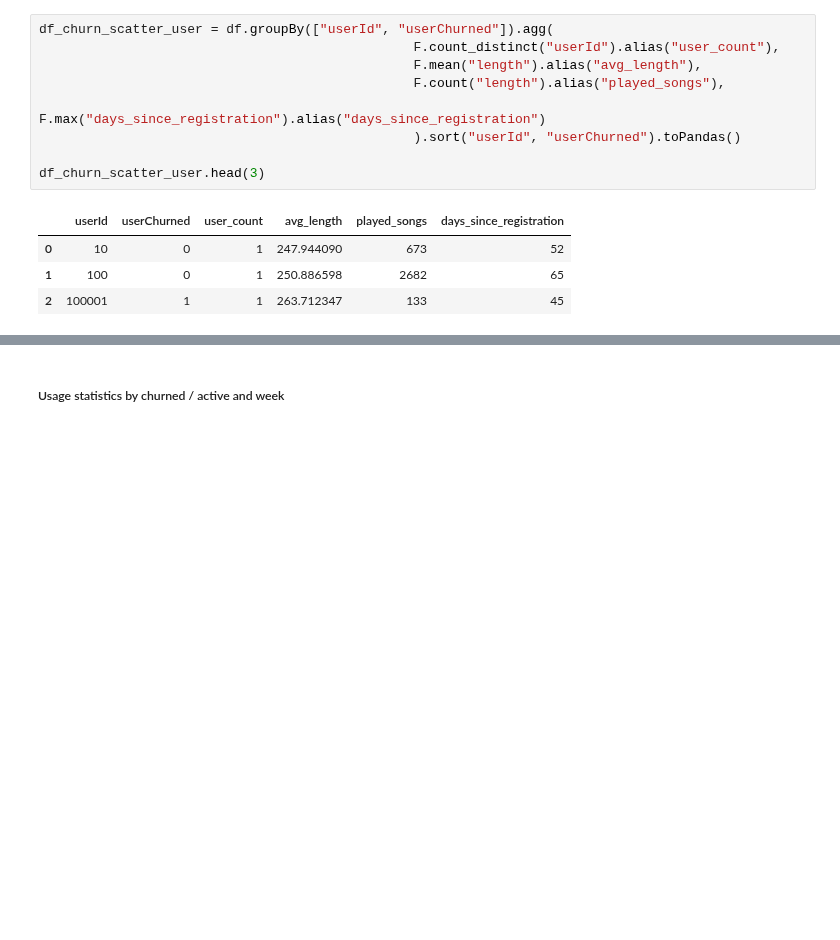
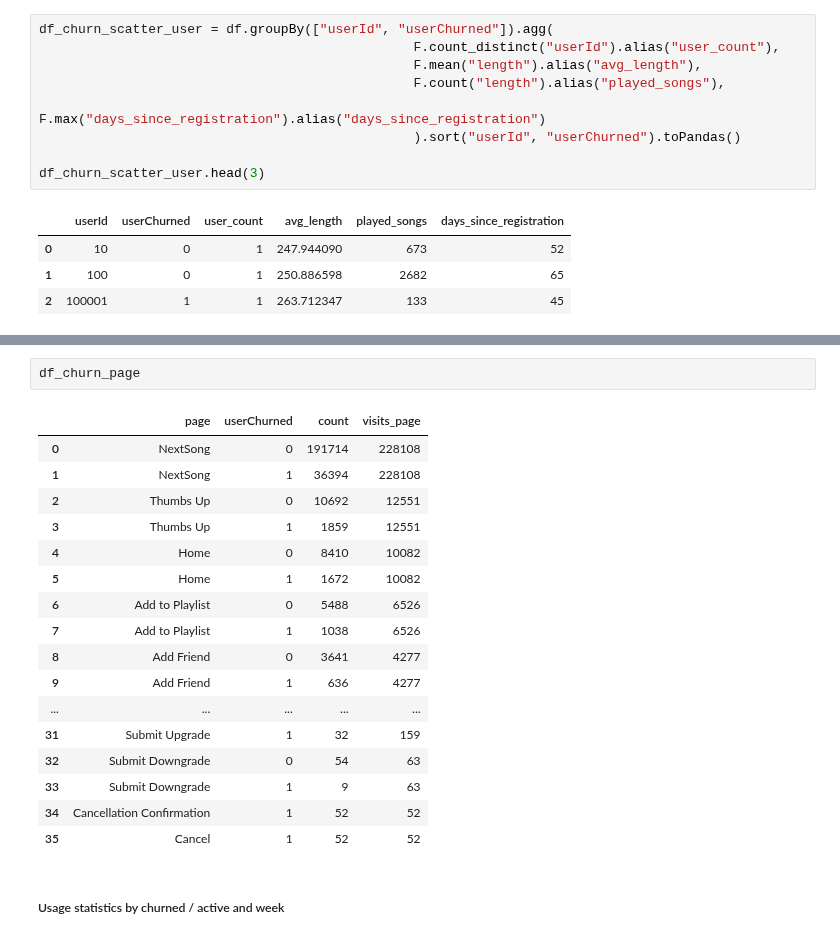
Before and after one commit to ben-sas/sparkify, a Jupyter notebook: Sparkify.ipynb, the cells around one changed output, grey strips where cells are left out. Cells and saved outputs as stored; diff of their text form; blank space fills up the shorter version.

```diff
--- a/Sparkify.ipynb
+++ b/Sparkify.ipynb
@@ -800,3 +826,23 @@ sns.scatterplot(data=df_churn_scatter_user, x="days_since_registration", y="play
+# %%
+df_churn_page
+# %% [output]
+|  | page | userChurned | count | visits_page |
+| 0 | NextSong | 0 | 191714 | 228108 |
+| 1 | NextSong | 1 | 36394 | 228108 |
+| 2 | Thumbs Up | 0 | 10692 | 12551 |
+| 3 | Thumbs Up | 1 | 1859 | 12551 |
+| 4 | Home | 0 | 8410 | 10082 |
+| 5 | Home | 1 | 1672 | 10082 |
+| 6 | Add to Playlist | 0 | 5488 | 6526 |
+| 7 | Add to Playlist | 1 | 1038 | 6526 |
+| 8 | Add Friend | 0 | 3641 | 4277 |
+| 9 | Add Friend | 1 | 636 | 4277 |
+| ... | ... | ... | ... | ... |
+| 31 | Submit Upgrade | 1 | 32 | 159 |
+| 32 | Submit Downgrade | 0 | 54 | 63 |
+| 33 | Submit Downgrade | 1 | 9 | 63 |
+| 34 | Cancellation Confirmation | 1 | 52 | 52 |
+| 35 | Cancel | 1 | 52 | 52 |
 # %% [markdown]
 ##### Usage statistics by churned / active and week
 # %%
```
Also changed, not shown: parts of 41 cells of this notebook, 5 other files.
